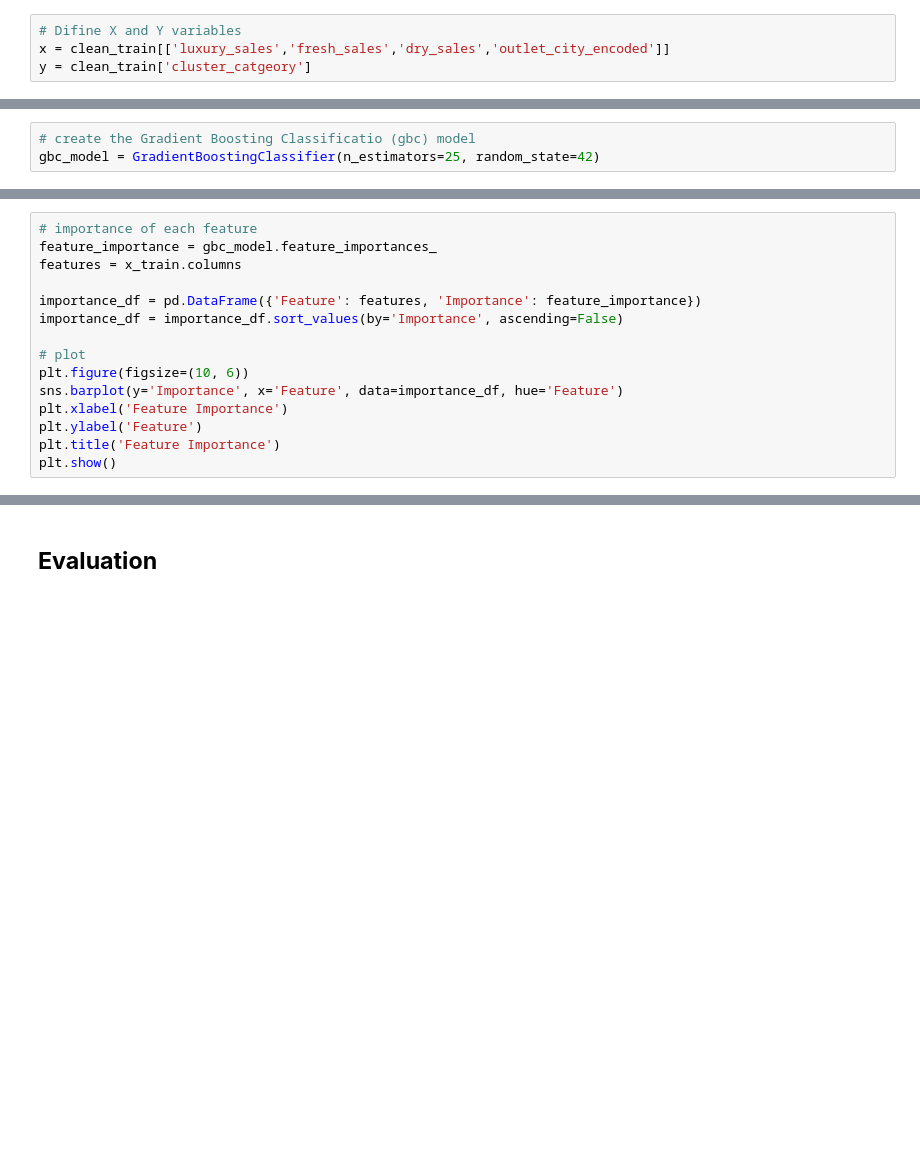
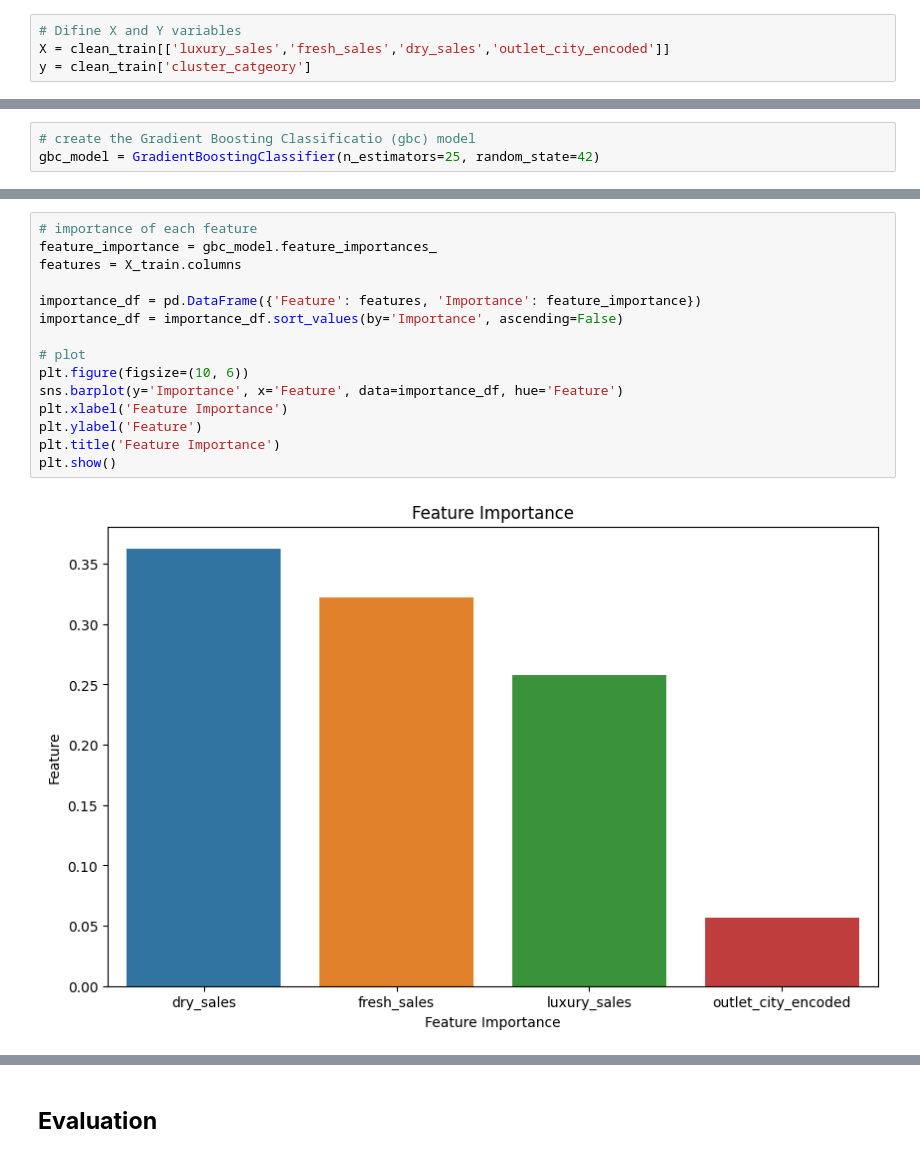
Before and after one commit to Insight-Syndicate/DSPL_GCW, a Jupyter notebook: Model_building.ipynb, the cells around one changed output, grey strips where cells are left out. Drawn from its saved outputs; the diff is of its cells as text; blank space fills up the shorter version.

```diff
--- a/Model_building.ipynb
+++ b/Model_building.ipynb
@@ -1103,7 +1243,7 @@ from sklearn.metrics import classification_report
 from sklearn.metrics import confusion_matrix
 # %%
 # Difine X and Y variables
-x = clean_train[['luxury_sales','fresh_sales','dry_sales','outlet_city_encoded']]
+X = clean_train[['luxury_sales','fresh_sales','dry_sales','outlet_city_encoded']]
 y = clean_train['cluster_catgeory']
 # %%
 # Split data into training, validation, and test sets
@@ -1140,18 +1294,20 @@ plt.show()
 # %%
 # importance of each feature
 feature_importance = gbc_model.feature_importances_
-features = x_train.columns
+features = X_train.columns
 
 importance_df = pd.DataFrame({'Feature': features, 'Importance': feature_importance})
 importance_df = importance_df.sort_values(by='Importance', ascending=False)
 
 # plot
 plt.figure(figsize=(10, 6))
 sns.barplot(y='Importance', x='Feature', data=importance_df, hue='Feature')
 plt.xlabel('Feature Importance')
 plt.ylabel('Feature')
 plt.title('Feature Importance')
 plt.show()
+# %% [output]
+[figure, added]
 # %%
 # classification report
 print(classification_report(y_test, y_pred))
```
Also changed, not shown: parts of 42 cells of this notebook.
